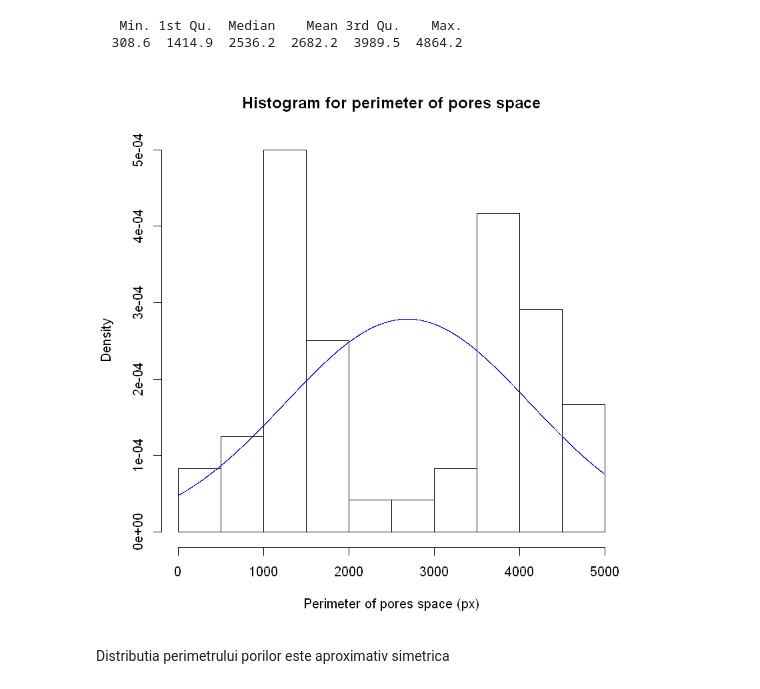
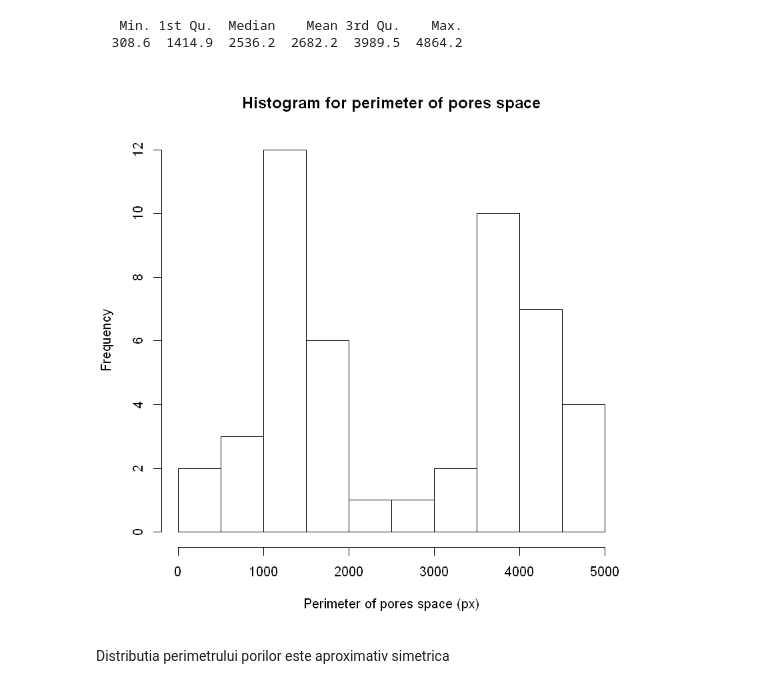
Before and after one commit to crstern/Statistics, a Jupyter notebook: Proiect.ipynb, the cells around one changed output. Saved outputs shown, nothing was run; the diff lists cells and outputs as text; code cells hidden in the pictures.

```diff
--- a/Proiect.ipynb
+++ b/Proiect.ipynb
@@ -67,12 +67,10 @@ summary(peri)
 # %%
 h2 <- hist(peri,
      main="Histogram for perimeter of pores space",
      xlab="Perimeter of pores space (px)",
-     freq=FALSE,
      breaks=13)
-lines(seq(0, 5000, by=1), dnorm(seq(0, 5000, by=1), mean(peri), sd(peri)), col="blue")
 # %% [output]
-[figure, old version]
+[figure, new version]
 # %% [markdown]
 Distributia perimetrului porilor este aproximativ simetrica
 # %%
```
Also changed, not shown: parts of 32 cells of this notebook.
